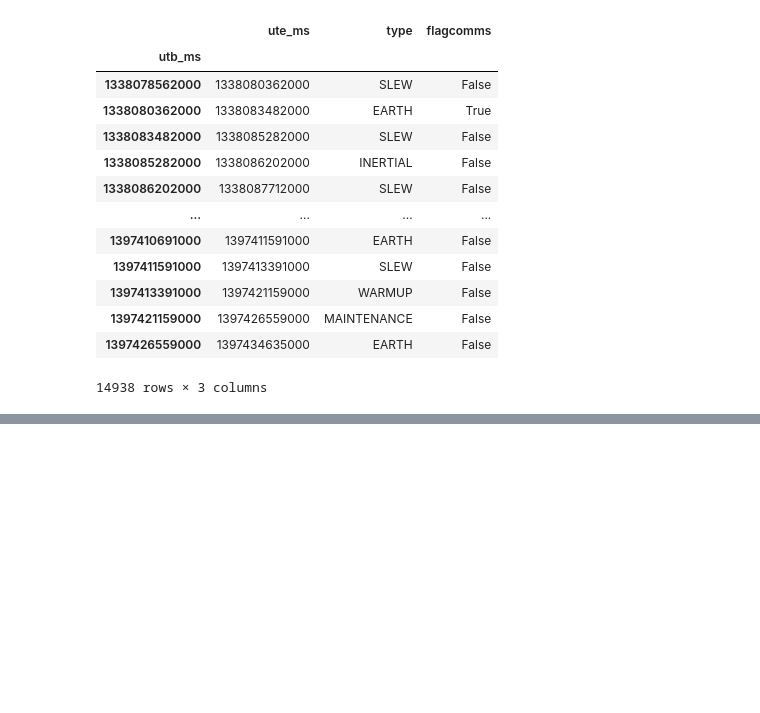
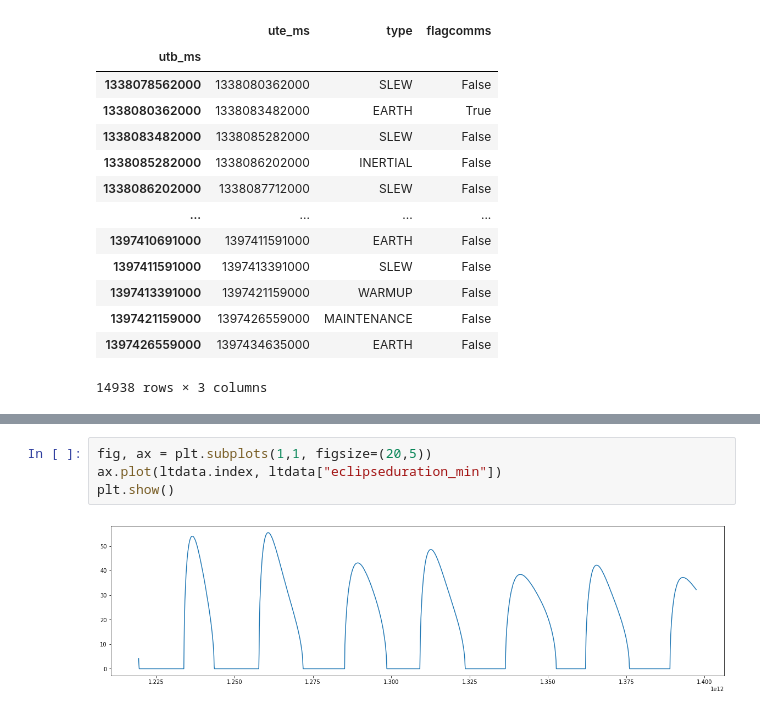
Before and after one commit to YamSok/MarsExpress, a Jupyter notebook: traitement_donnees.ipynb, the cells around one changed output, grey strips where cells are left out. Drawn from its saved outputs; the diff is of its cells as text; blank space fills up the shorter version.

```diff
--- a/traitement_donnees.ipynb
+++ b/traitement_donnees.ipynb
@@ -301,0 +471,6 @@ Selection :  4
+# %%
+fig, ax = plt.subplots(1,1, figsize=(20,5))
+ax.plot(ltdata.index, ltdata["eclipseduration_min"])
+plt.show()
+# %% [output]
+[figure, added]
```
Also changed, not shown: parts of 9 cells of this notebook.
